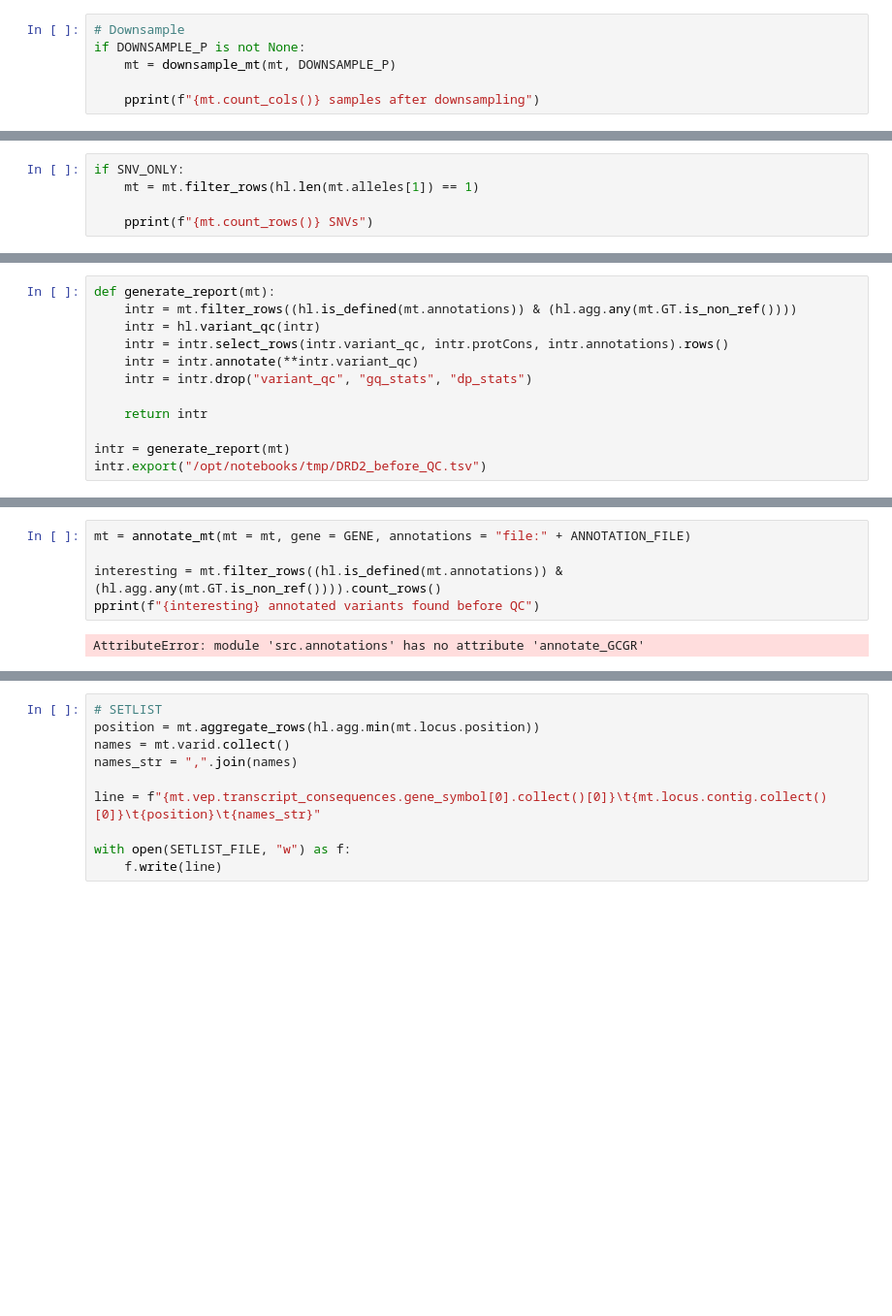
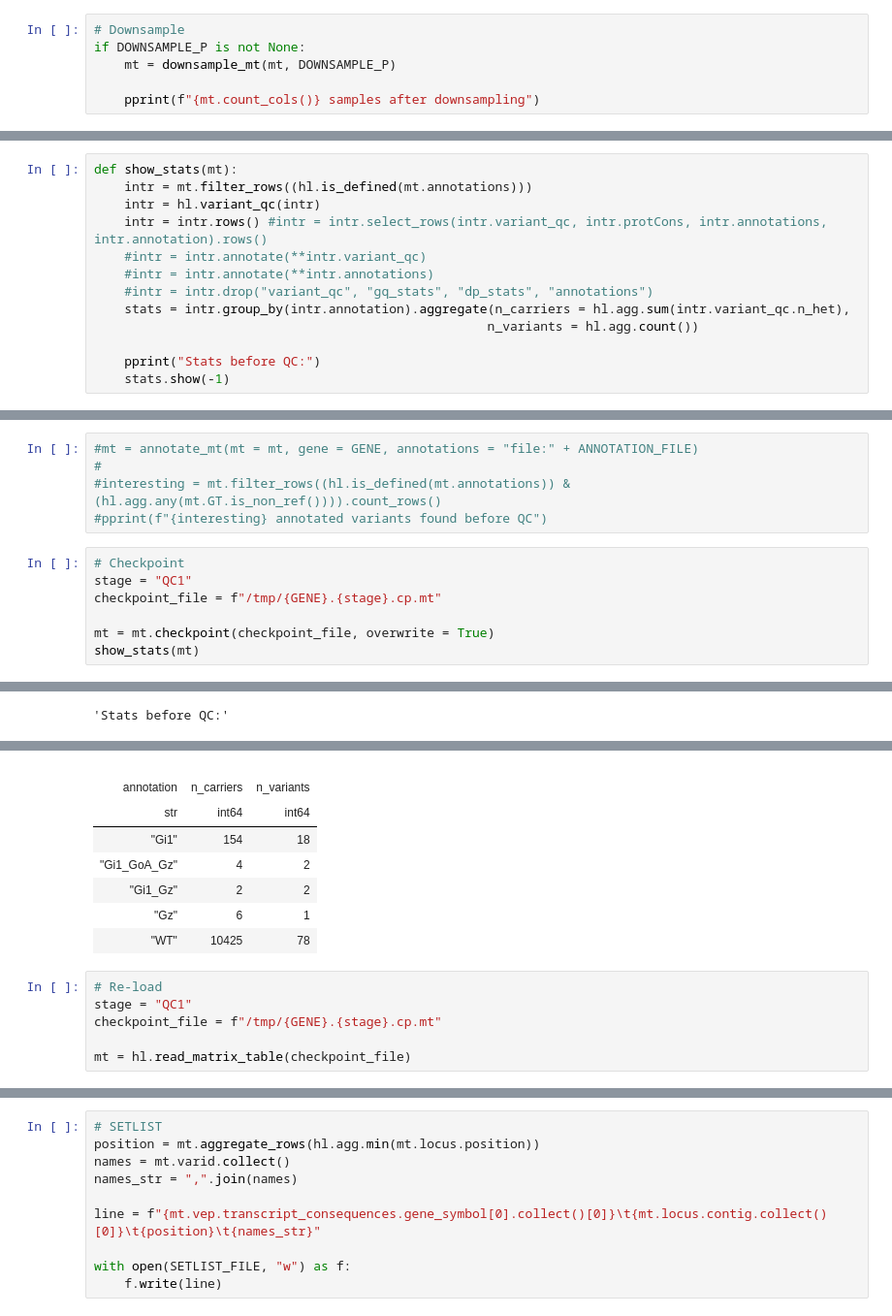
Before and after one commit to HauserGroup/gogoGPCR, a Jupyter notebook: notebooks/0_import_matrixtable.ipynb, the cells around one changed output, grey strips where cells are left out. Shown at 97% size. Cells and saved outputs as stored; diff of their text form; blank space fills up the shorter version.

```diff
--- a/notebooks/0_import_matrixtable.ipynb
+++ b/notebooks/0_import_matrixtable.ipynb
@@ -176,6 +175 @@ pprint(f'{mt.count_rows()} variants with not more than 6 alleles after splitting
 '297 variants with not more than 6 alleles after splitting'
-# %%
-if SNV_ONLY:
-    mt = mt.filter_rows(hl.len(mt.alleles[1]) == 1)
-
-    pprint(f"{mt.count_rows()} SNVs")
@@ -248,12 +232,13 @@ mt = mt.annotate_rows(annotations = ht[mt.protCons])
 # %%
-def generate_report(mt):
-    intr = mt.filter_rows((hl.is_defined(mt.annotations)) & (hl.agg.any(mt.GT.is_non_ref())))
+def show_stats(mt):
+    intr = mt.filter_rows((hl.is_defined(mt.annotations)))
     intr = hl.variant_qc(intr)
-    intr = intr.select_rows(intr.variant_qc, intr.protCons, intr.annotations).rows()
-    intr = intr.annotate(**intr.variant_qc)
-    intr = intr.drop("variant_qc", "gq_stats", "dp_stats")
+    intr = intr.rows() #intr = intr.select_rows(intr.variant_qc, intr.protCons, intr.annotations, intr.annotation).rows()
+    #intr = intr.annotate(**intr.variant_qc)
+    #intr = intr.annotate(**intr.annotations)
+    #intr = intr.drop("variant_qc", "gq_stats", "dp_stats", "annotations")
+    stats = intr.group_by(intr.annotation).aggregate(n_carriers = hl.agg.sum(intr.variant_qc.n_het),
+                                                    n_variants = hl.agg.count())
 
-    return intr
-
-intr = generate_report(mt)
-intr.export("/opt/notebooks/tmp/DRD2_before_QC.tsv")
+    pprint("Stats before QC:")
+    stats.show(-1)
@@ -275,7 +245,13 @@ intr.export("/opt/notebooks/tmp/DRD2_before_QC.tsv")
 # %%
-mt = annotate_mt(mt = mt, gene = GENE, annotations = "file:" + ANNOTATION_FILE)
-
-interesting = mt.filter_rows((hl.is_defined(mt.annotations)) & (hl.agg.any(mt.GT.is_non_ref()))).count_rows()
-pprint(f"{interesting} annotated variants found before QC")
+#mt = annotate_mt(mt = mt, gene = GENE, annotations = "file:" + ANNOTATION_FILE)
+#
+#interesting = mt.filter_rows((hl.is_defined(mt.annotations)) & (hl.agg.any(mt.GT.is_non_ref()))).count_rows()
+#pprint(f"{interesting} annotated variants found before QC")
-# %% [output]
-AttributeError: module 'src.annotations' has no attribute 'annotate_GCGR'
+# %%
+# Checkpoint
+stage = "QC1"
+checkpoint_file = f"/tmp/{GENE}.{stage}.cp.mt"
+
+mt = mt.checkpoint(checkpoint_file, overwrite = True)
+show_stats(mt)
+# %% [output]
@@ -281,0 +274 @@ AttributeError: module 'src.annotations' has no attribute 'annotate_GCGR'
+'Stats before QC:'
@@ -281,0 +276,14 @@ AttributeError: module 'src.annotations' has no attribute 'annotate_GCGR'
+|  |  |  |
+| annotation | n_carriers | n_variants |
+| str | int64 | int64 |
+| "Gi1" | 154 | 18 |
+| "Gi1_GoA_Gz" | 4 | 2 |
+| "Gi1_Gz" | 2 | 2 |
+| "Gz" | 6 | 1 |
+| "WT" | 10425 | 78 |
+# %%
+# Re-load
+stage = "QC1"
+checkpoint_file = f"/tmp/{GENE}.{stage}.cp.mt"
+
+mt = hl.read_matrix_table(checkpoint_file)
```
Also changed, not shown: parts of 34 cells of this notebook, 1 other file.
